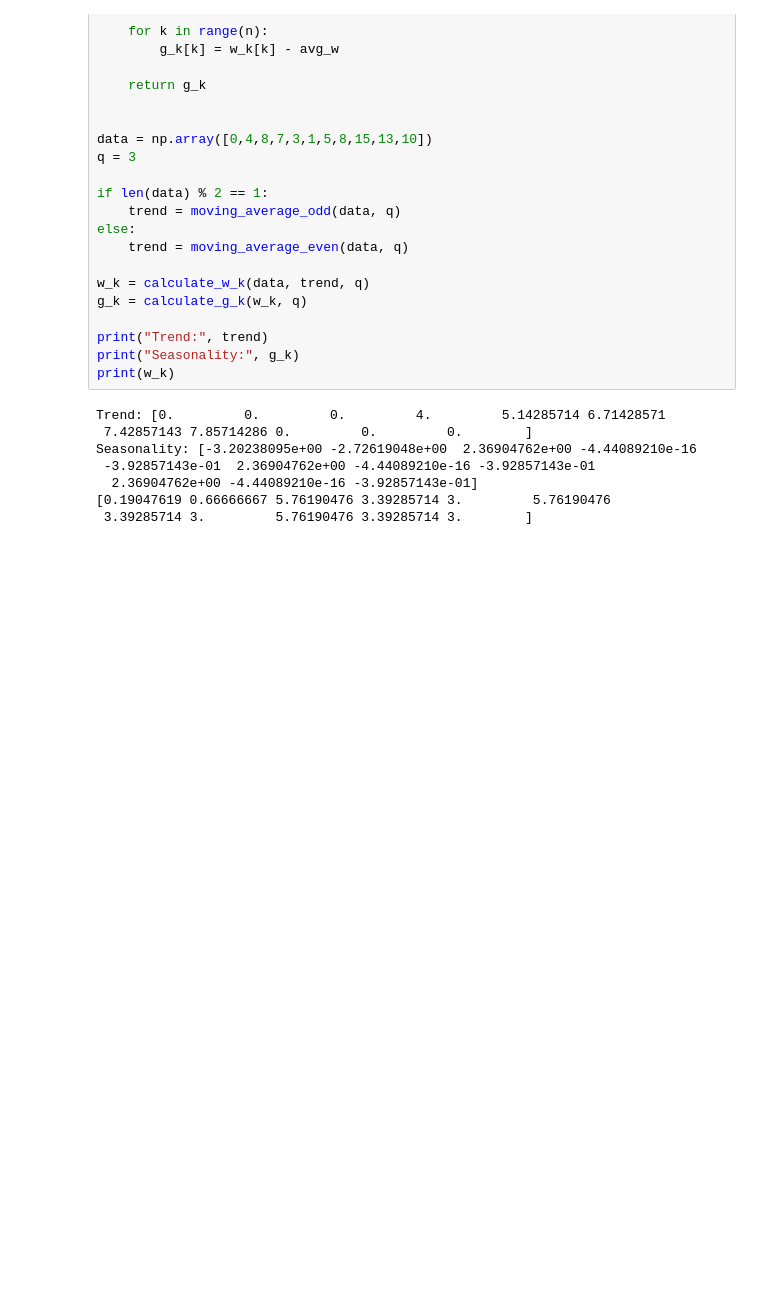
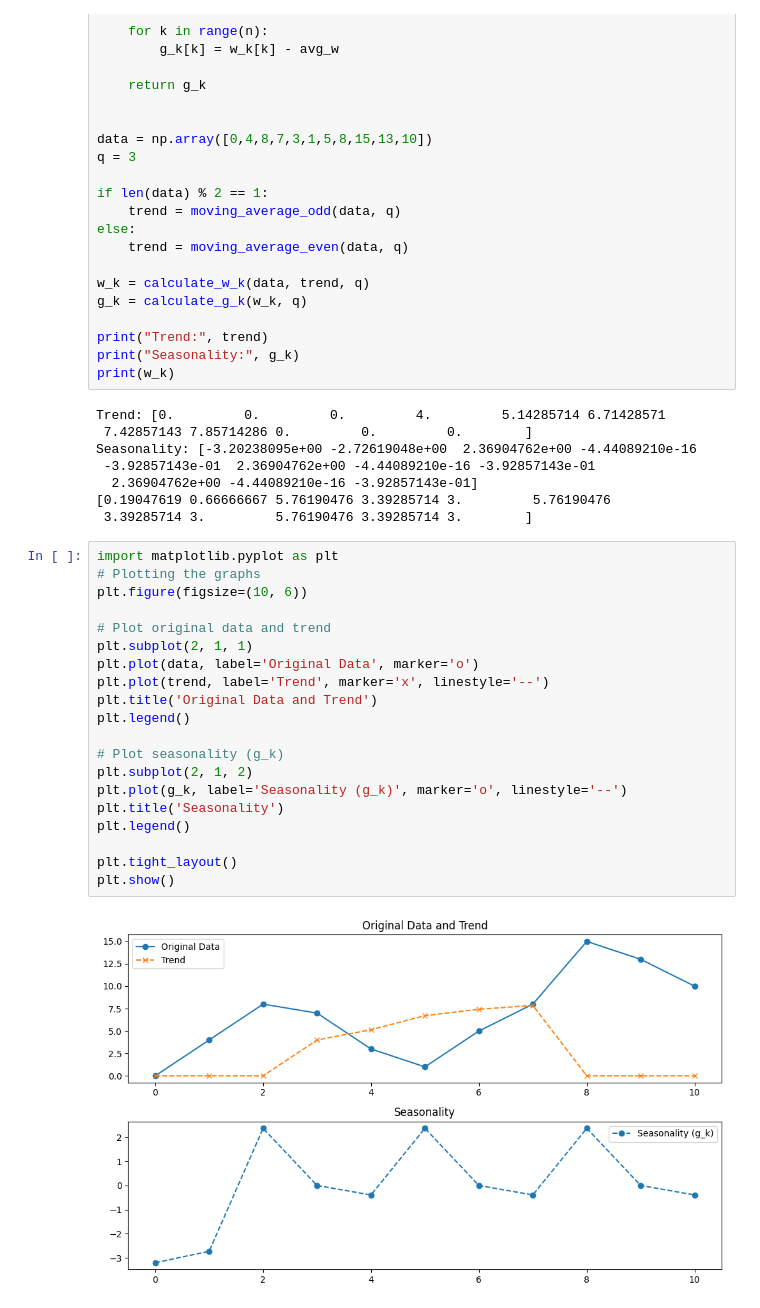
Before and after one commit to Priya-1203/Time-series-assignment, a Jupyter notebook: Trend_and_seasonality.ipynb, the cells around one changed output. Drawn from its saved outputs; the diff is of its cells as text; blank space fills up the shorter version.

```diff
--- a/Trend_and_seasonality.ipynb
+++ b/Trend_and_seasonality.ipynb
@@ -78,3 +78,25 @@ Seasonality: [-3.20238095e+00 -2.72619048e+00  2.36904762e+00 -4.44089210e-16
   2.36904762e+00 -4.44089210e-16 -3.92857143e-01]
 [0.19047619 0.66666667 5.76190476 3.39285714 3.         5.76190476
  3.39285714 3.         5.76190476 3.39285714 3.        ]
+# %%
+import matplotlib.pyplot as plt
+# Plotting the graphs
+plt.figure(figsize=(10, 6))
+
+# Plot original data and trend
+plt.subplot(2, 1, 1)
+plt.plot(data, label='Original Data', marker='o')
+plt.plot(trend, label='Trend', marker='x', linestyle='--')
+plt.title('Original Data and Trend')
+plt.legend()
+
+# Plot seasonality (g_k)
+plt.subplot(2, 1, 2)
+plt.plot(g_k, label='Seasonality (g_k)', marker='o', linestyle='--')
+plt.title('Seasonality')
+plt.legend()
+
+plt.tight_layout()
+plt.show()
+# %% [output]
+[figure, added]
```
